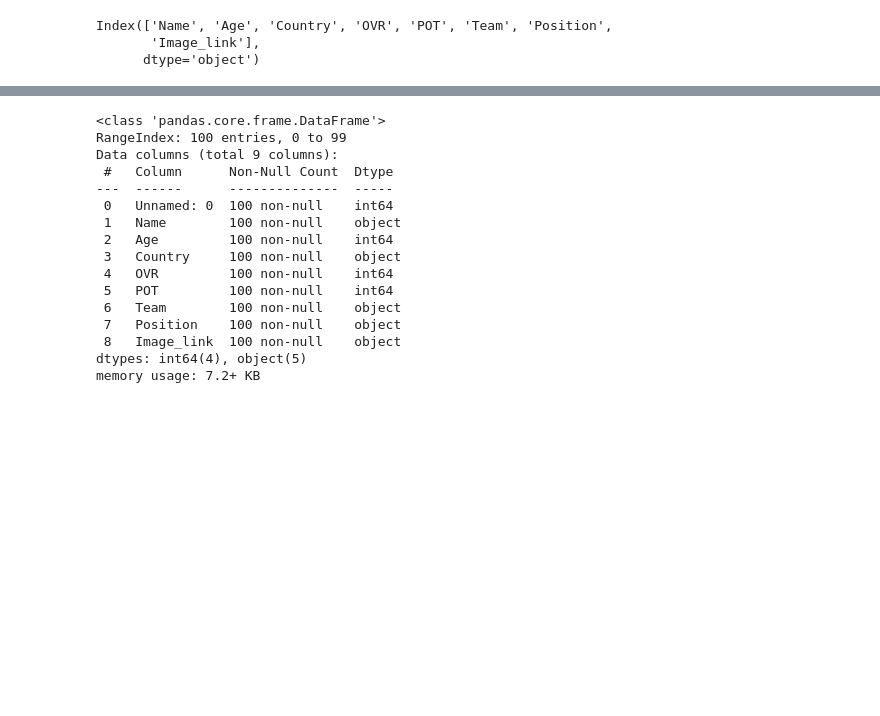
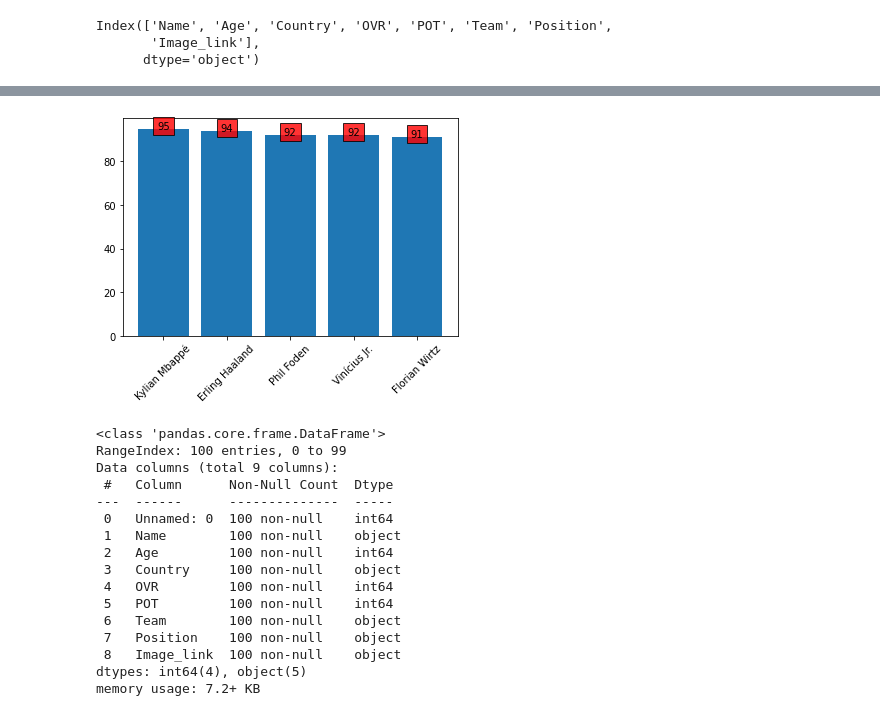
Before and after one commit to Surya23-Git/Web_Scrapping, a Jupyter notebook: WebScrapping_Project.ipynb, the cells around one changed output, grey strips where cells are left out. Drawn from its saved outputs; the diff is of its cells as text; code cells hidden in the pictures; blank space fills up the shorter version.

```diff
--- a/WebScrapping_Project.ipynb
+++ b/WebScrapping_Project.ipynb
@@ -232,3 +232,14 @@ OVR_TOP
+# %%
+def addlabels(x,y):
+    for i in range(len(x)):
+        plt.text(i, y.iloc[i], y.iloc[i], ha = 'center',
+                 Bbox = dict(facecolor = 'red', alpha =.8))
+
+plt.bar(OVR_TOP["Name"], OVR_TOP["OVR"])
+plt.xticks(range(len(OVR_TOP["OVR"])), OVR_TOP["Name"], rotation = 45)
+addlabels(OVR_TOP["Name"], OVR_TOP["OVR"])
+# %% [output]
+[figure, added]
 # %%
 # Reading the saved csv file
 df = pd.read_csv("/content/Players_Refined.csv")
```
Also changed, not shown: parts of 15 cells of this notebook.
